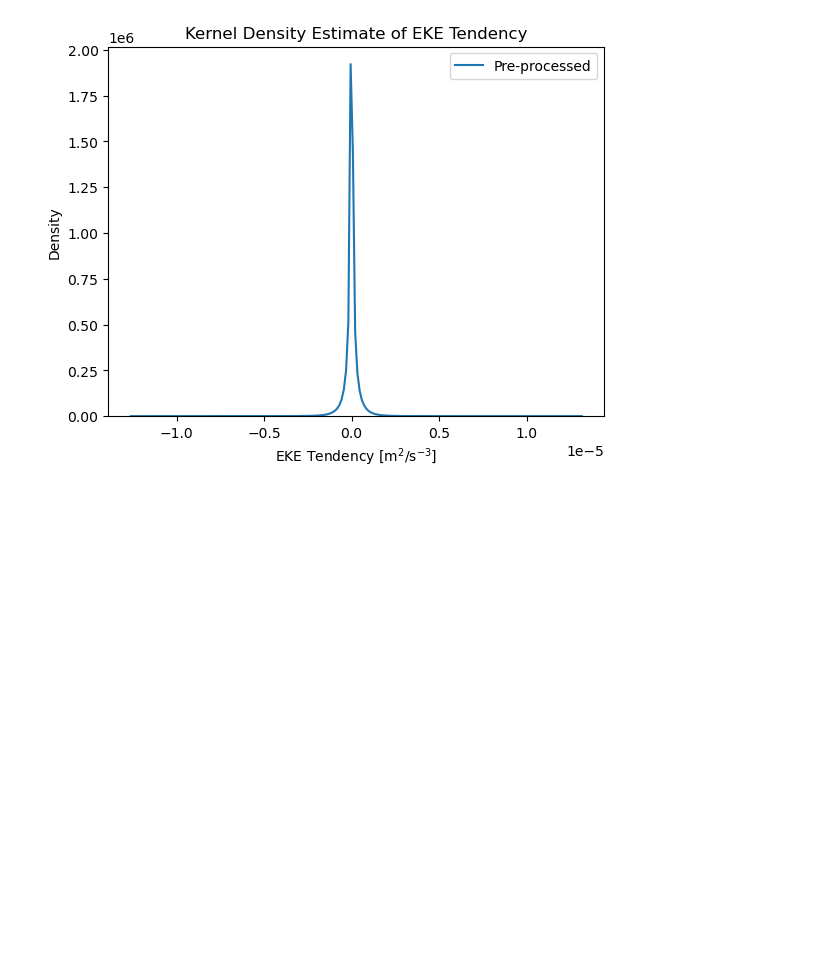
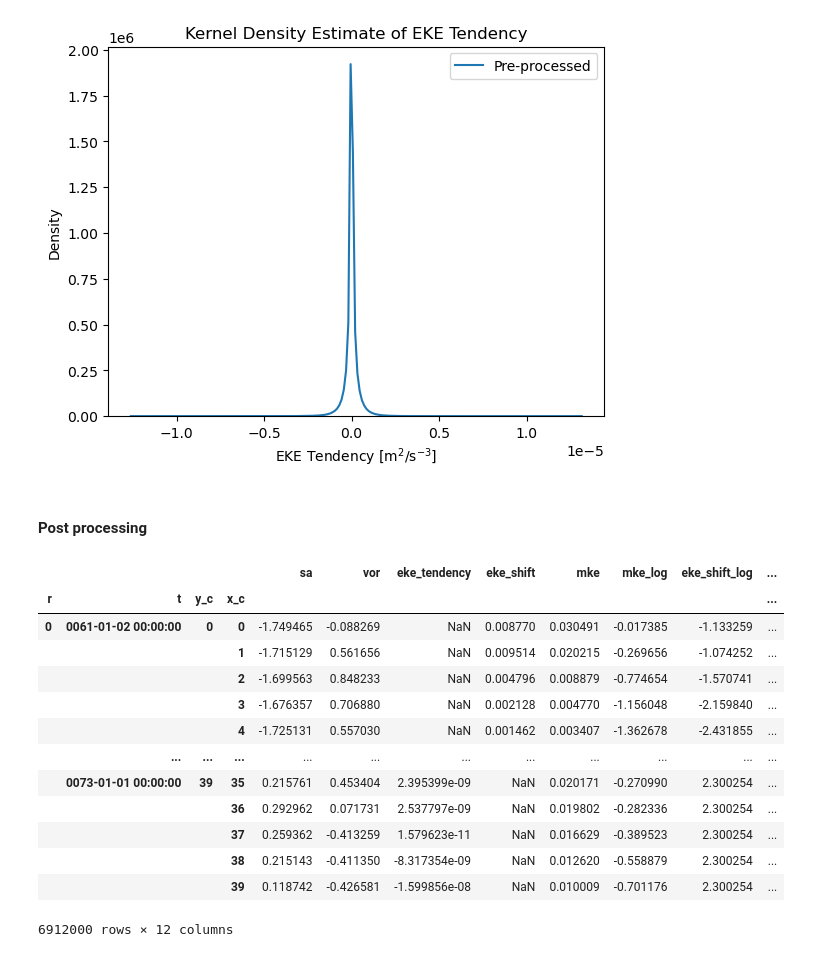
Before and after one commit to thomaswilder/ai4pex-machine-learning, a Jupyter notebook: analysis/check_distributions.ipynb, the cells around one changed output. Cells and saved outputs as stored; diff of their text form; code cells hidden in the pictures; blank space fills up the shorter version.

```diff
--- a/analysis/check_distributions.ipynb
+++ b/analysis/check_distributions.ipynb
@@ -47,3 +47,25 @@ plt.legend()
 # %% [output]
 <matplotlib.legend.Legend at 0x...>
 [figure]
+# %% [markdown]
+#### Post processing
+# %%
+directory = '/gws/nopw/j04/ai4pex/twilder/NEMO_data/DINO/EXP16/features/SO_JET/coarsened_data/'
+fn = 'preprocessed_SO_JET_data_with_tendency.nc'
+df = dataset_to_dataframe(directory, fn)
+df
+# %% [output]
+|  |  |  |  | sa | vor | eke_tendency | eke_shift | mke | mke_log | eke_shift_log | ... |
+| r | t | y_c | x_c |  |  |  |  |  |  |  | ... |
+| 0 | 0061-01-02 00:00:00 | 0 | 0 | -1.749465 | -0.088269 | NaN | 0.008770 | 0.030491 | -0.017385 | -1.133259 | ... |
+|  |  |  | 1 | -1.715129 | 0.561656 | NaN | 0.009514 | 0.020215 | -0.269656 | -1.074252 | ... |
+|  |  |  | 2 | -1.699563 | 0.848233 | NaN | 0.004796 | 0.008879 | -0.774654 | -1.570741 | ... |
+|  |  |  | 3 | -1.676357 | 0.706880 | NaN | 0.002128 | 0.004770 | -1.156048 | -2.159840 | ... |
+|  |  |  | 4 | -1.725131 | 0.557030 | NaN | 0.001462 | 0.003407 | -1.362678 | -2.431855 | ... |
+|  | ... | ... | ... | ... | ... | ... | ... | ... | ... | ... | ... |
+|  | 0073-01-01 00:00:00 | 39 | 35 | 0.215761 | 0.453404 | 2.395399e-09 | NaN | 0.020171 | -0.270990 | 2.300254 | ... |
+|  |  |  | 36 | 0.292962 | 0.071731 | 2.537797e-09 | NaN | 0.019802 | -0.282336 | 2.300254 | ... |
+|  |  |  | 37 | 0.259362 | -0.413259 | 1.579623e-11 | NaN | 0.016629 | -0.389523 | 2.300254 | ... |
+|  |  |  | 38 | 0.215143 | -0.411350 | -8.317354e-09 | NaN | 0.012620 | -0.558879 | 2.300254 | ... |
+|  |  |  | 39 | 0.118742 | -0.426581 | -1.599856e-08 | NaN | 0.010009 | -0.701176 | 2.300254 | ... |
+6912000 rows × 12 columns
```
Also changed, not shown: parts of 1 cell of this notebook, 1 other file.
